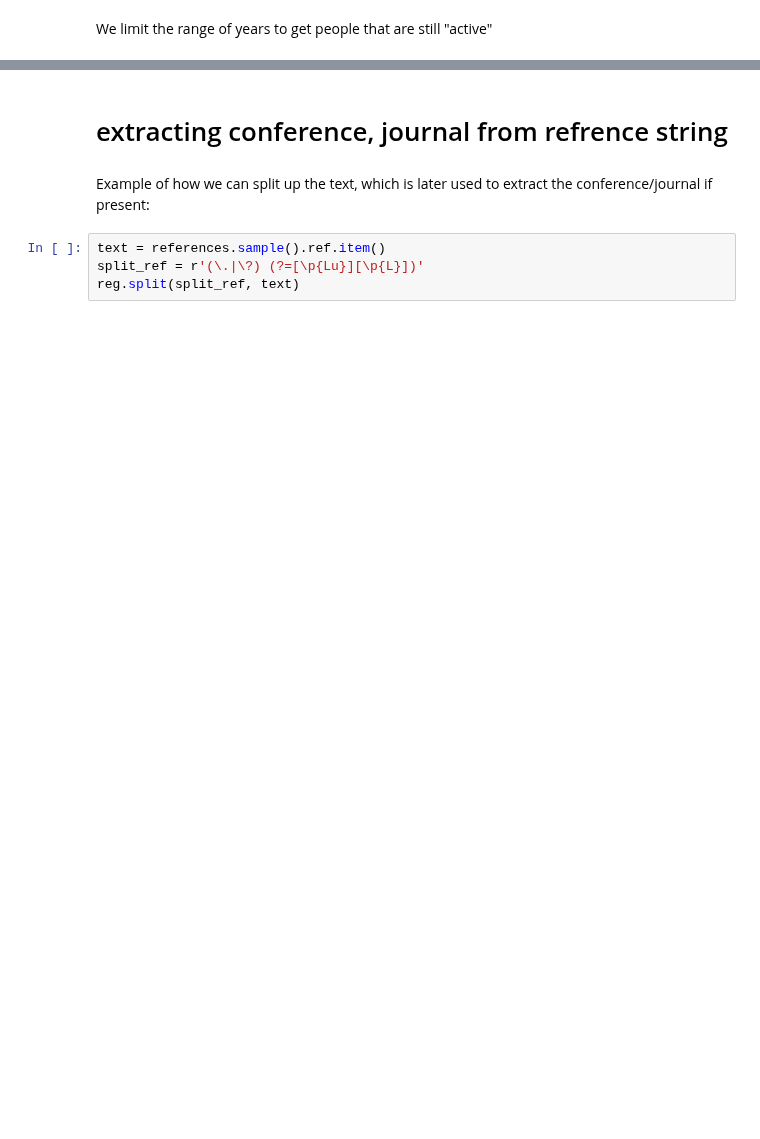
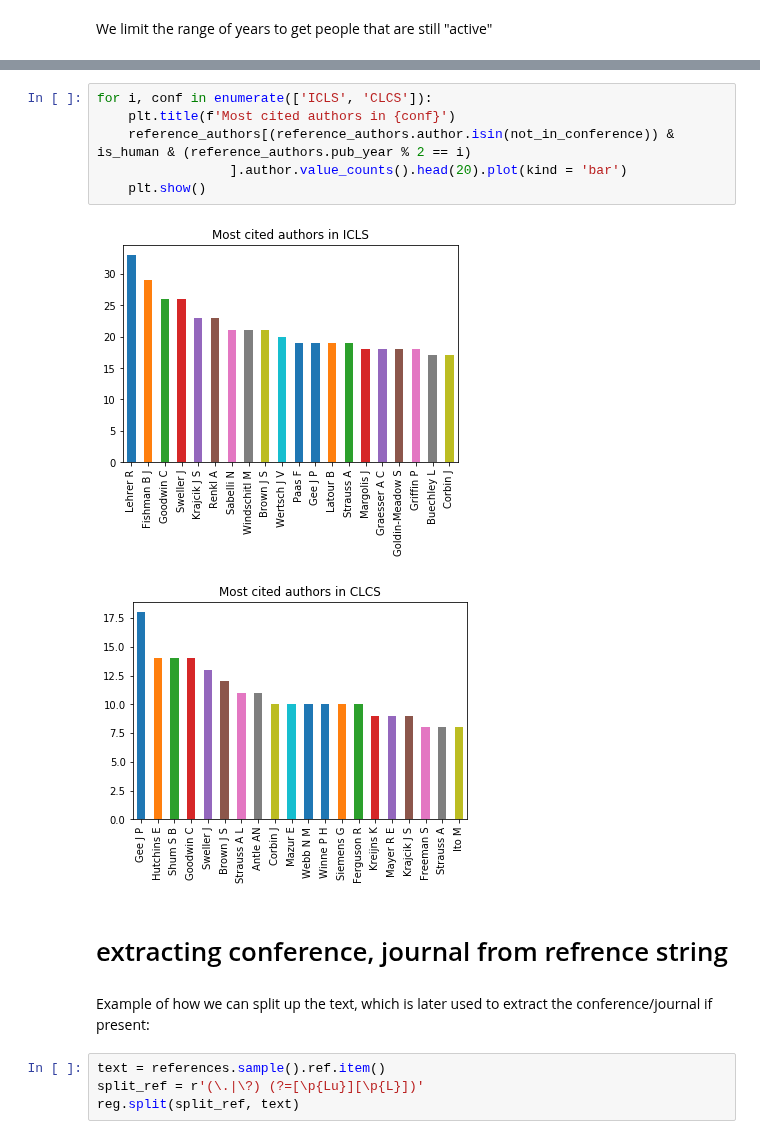
Before and after one commit to nourabassi/semester-project, a Jupyter notebook: Data exploration - References.ipynb, the cells around one changed output, grey strips where cells are left out. Saved outputs shown, nothing was run; the diff lists cells and outputs as text; blank space fills up the shorter version.

```diff
--- a/Data exploration - References.ipynb
+++ b/Data exploration - References.ipynb
@@ -199,3 +210,12 @@ reference_edges[(reference_edges.cited.isin(not_in_conference)) & (reference_edg
+# %%
+for i, conf in enumerate(['ICLS', 'CLCS']):
+    plt.title(f'Most cited authors in {conf}')
+    reference_authors[(reference_authors.author.isin(not_in_conference)) & is_human & (reference_authors.pub_year % 2 == i)
+                 ].author.value_counts().head(20).plot(kind = 'bar')
+    plt.show()
+# %% [output]
+[figure, added]
+[figure, added]
 # %% [markdown]
 # extracting conference, journal from refrence string
 # %% [markdown]
```
Also changed, not shown: parts of 40 cells of this notebook.
